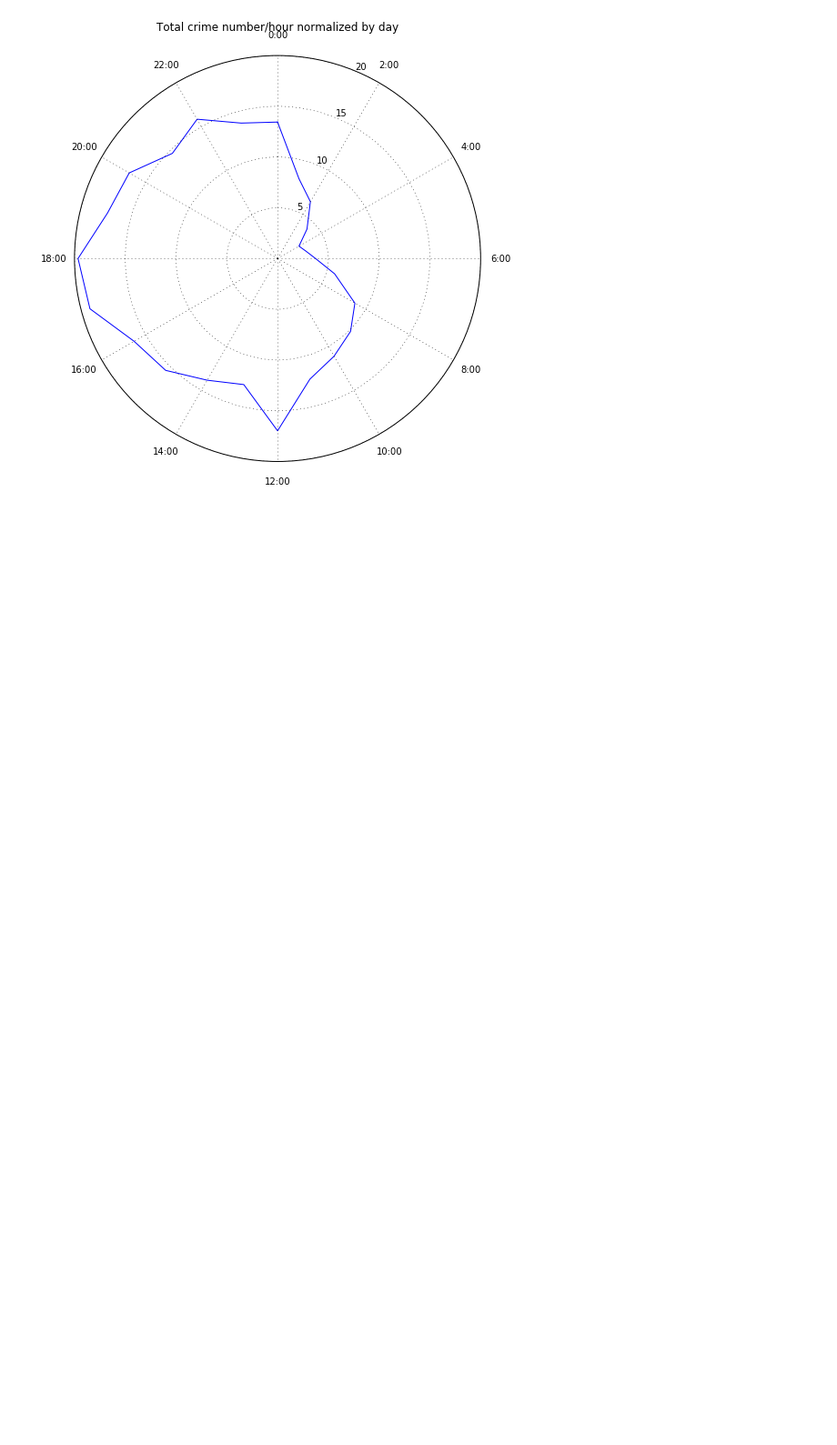
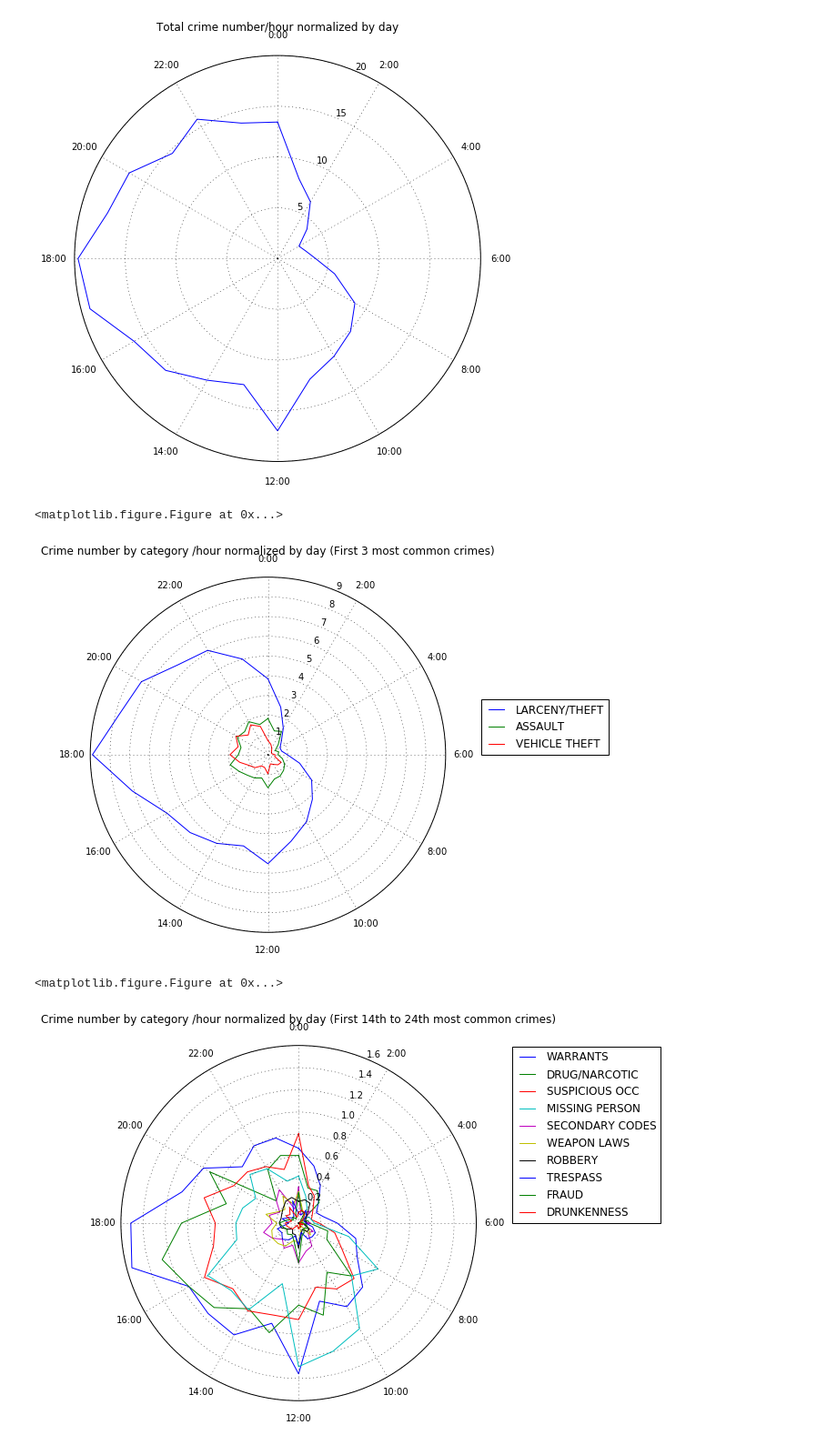
Before and after one commit to David-Desmaisons/datasci_course_materials, a Jupyter notebook: assignment6/presentation/presentation.ipynb, the cells around one changed output. Shown: that part at 91% size. Cells and saved outputs as stored; diff of their text form; code cells hidden in the pictures; blank space fills up the shorter version.

```diff
--- a/assignment6/presentation/presentation.ipynb
+++ b/assignment6/presentation/presentation.ipynb
@@ -38,8 +42,6 @@ def plotCategoryCircularIndividual(group, title):
     grouped = grouped.reindex(range(0,24), fill_value = 0)
     anglevalue = Series( [math.radians(a) for a in range(0,360,15)] )
     temps_df = DataFrame({title: grouped, 'angle':anglevalue })
-    if (temps_df[title].sum() < 10):
-        return
     df2 = pd.DataFrame([[ temps_df[title][0], math.radians(360)]], columns=[title,'angle'])
     temps_df = temps_df.append(df2, ignore_index=True)
     sp = plt.subplot(1, 1, 1, projection='polar')
@@ -50,15 +52,14 @@ def plotCategoryCircularIndividual(group, title):
     plt.xticks(tick_locs, tick_lbls)
     plt.plot(temps_df['angle'],temps_df[title], linewidth=1)
 
-def plotCategoryCircularFromRaw(byCategory,group):
-    grouped = byCategory.get_group(group)['hour'].value_counts()
+def plotCategoryCircularFromRaw(byCategory,group, normalise =1):
+    grouped = byCategory.get_group(group)['hour'].value_counts() / normalise
     plotCategoryCircularIndividual( grouped,group)
+    return grouped
 
 
-def plotCategoryCircular(byCategory,filter = None):
+def plotCategoryCircular(byCategory):
     for group in byCategory.groups:
-        if ((filter is not None) and (group in filter)):
-            continue
         plotCategoryCircularFromRaw(byCategory,group)
 
 sfbyhour = sumup(sanfrancisco,'Category','hour')
@@ -73,4 +74,29 @@ plt.show()
 # %% [output]
 <matplotlib.figure.Figure at 0x...>
 [figure]
+# %%
+def Top(number, df, skip=0):
+    return pd.DataFrame({'count':df.sum()}).sort_values('count',ascending=False).iloc[1+skip:number+skip+1,:]
+
+def displayTop(number, df, byCategory, title, normalise, skip=0):
+    element = Top(number,df,skip)
+    plt.clf()
+    plt.figure(figsize=(7,7))
+    plt.title('Crime frequency by category seattle')
+    for group in list(element.index):
+        plotCategoryCircularFromRaw(byCategory, group, normalise)
+    plt.legend( loc=(1.1,0.5))
+    plt.title(title)
+    plt.show()
+
+filteredsf = sanfrancisco[sanfrancisco['Category']!='OTHER OFFENSES']
+sfbyhour = sumup( filteredsf,'Category','hour')
+byCategorysf = filteredsf.groupby('Category')
+displayTop(3, sfbyhour, byCategorysf,'Crime number by category /hour normalized by day (First 3 most common crimes)', total_rows)
+displayTop(10, sfbyhour, byCategorysf,'Crime number by category /hour normalized by day (First 14th to 24th most common crimes)',total_rows, 3)
+# %% [output]
+<matplotlib.figure.Figure at 0x...>
+[figure, added]
+<matplotlib.figure.Figure at 0x...>
+[figure, added]
 # %% [markdown]
```
Also changed, not shown: parts of 3 cells of this notebook.
